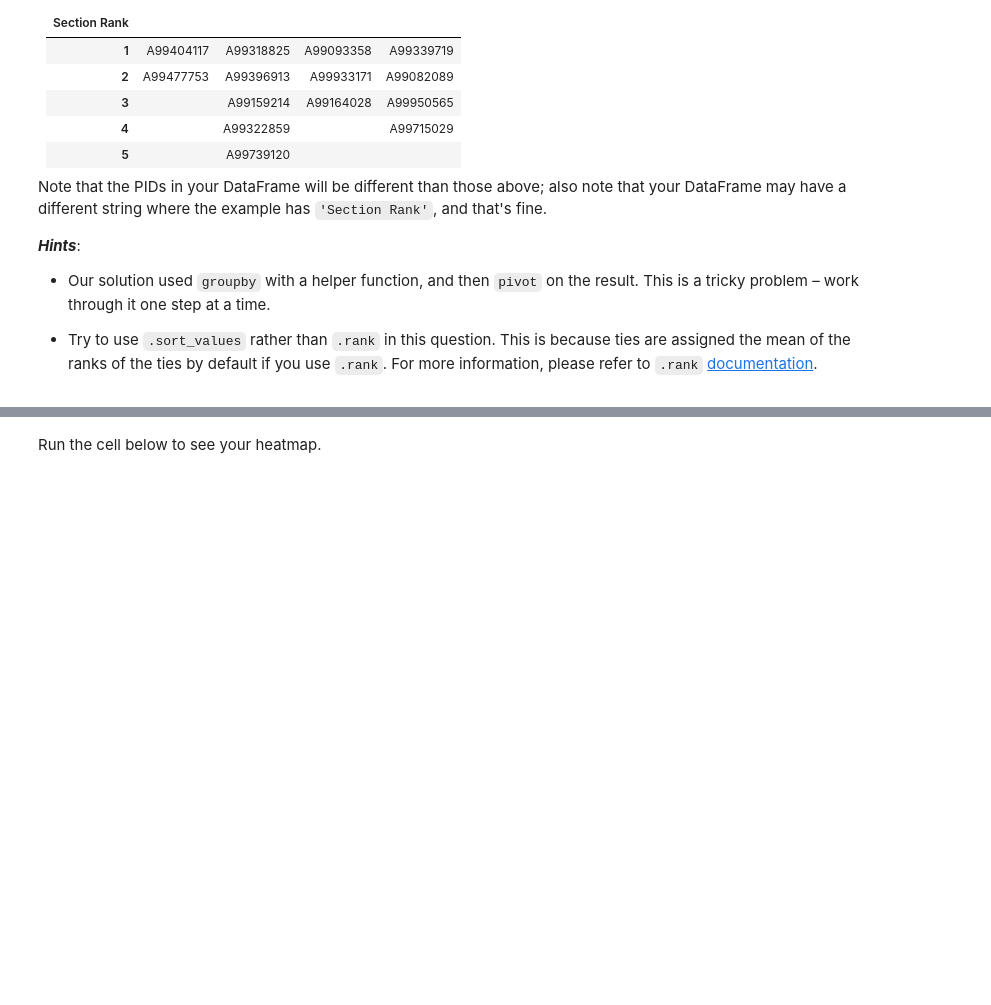
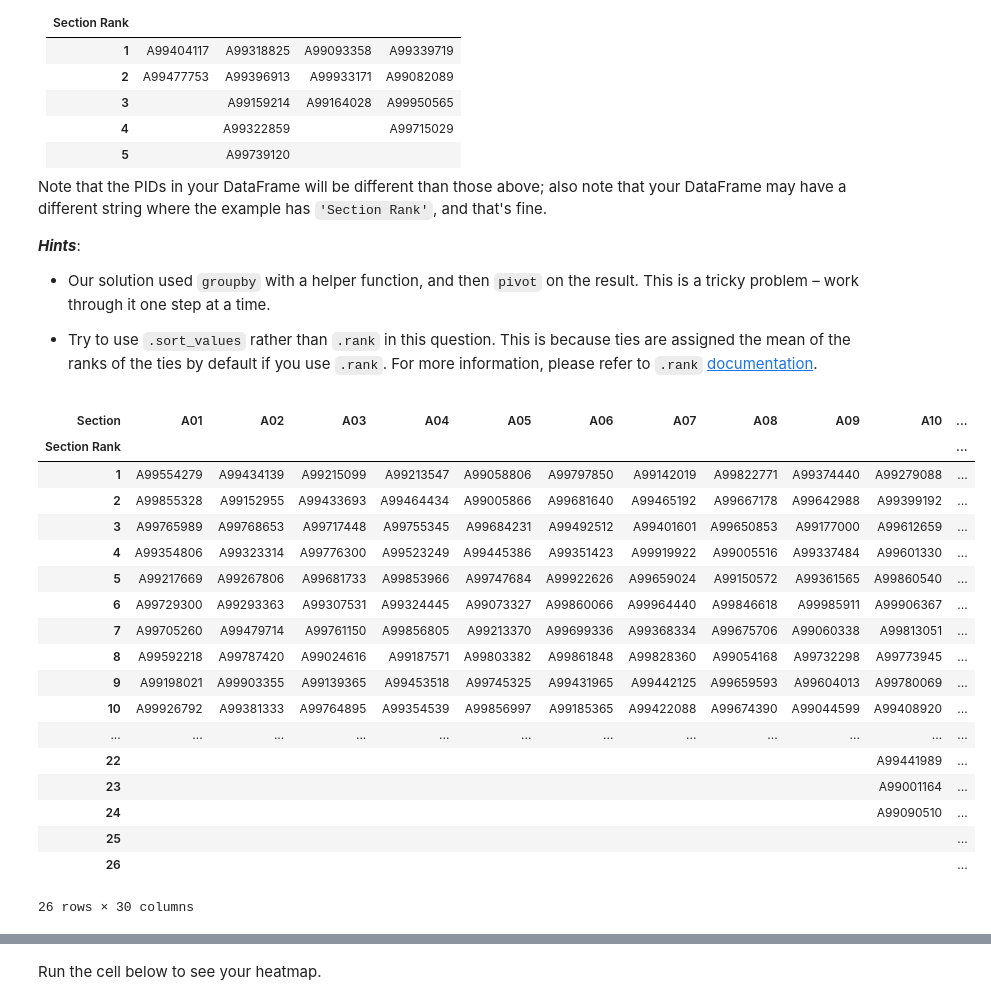
Before and after one commit to Sweekrit-B/dsc80-2025-fa, a Jupyter notebook: projects/proj01/project.ipynb, the cells around one changed output, grey strips where cells are left out. Saved outputs shown, nothing was run; the diff lists cells and outputs as text; code cells hidden in the pictures; blank space fills up the shorter version.

```diff
--- a/projects/proj01/project.ipynb
+++ b/projects/proj01/project.ipynb
@@ -990,18 +934,3 @@ Complete the implementation of the function `add_post_redemption`, which takes i
 You can use your `z_score` function to compute the z-scores of each student's original midterm exam grades and raw redemption scores. **Note that there are students who didn't take the midterm; such students need to have their `NaN` scores fixed prior to calculating their pre-redemption z-scores**, otherwise, you may end up incorrectly giving them `NaN` post-redemption midterm scores. None of the redemption z-scores should be `NaN`, since you handled null values in your implementation of `raw_redemption`.
 
 If it's not clear, **computing the `'Midterm Score Post-Redemption'` column is the most complicated part of this question**. Make sure you understand how the redemption policy for CSD 18 works before approaching this question. If you need to refresh your understanding, re-read the instructions at the start of [Part 2](#part2).
-# %%
-
-def z_score(ser):
-    return (ser - ser.mean()) / ser.std()
-
-def reverse_z_score(z_scores, ser):
-    return z_scores * ser.std() + ser.mean()
-
-z_score_redemption = z_score(grades_combined['Raw Redemption Score'])
-grades_combined['Midterm Score Pre-Redemption'] = grades_combined['Midterm'] / grades_combined['Midterm - Max Points']
-z_score_midterm = z_score(grades_combined['Midterm Score Pre-Redemption'])
-z_score_max = pd.Series(np.maximum(z_score_redemption, z_score_midterm), index=grades_combined.index)
-grades_combined['Midterm Score Post-Redemption'] = reverse_z_score(z_score_max, grades_combined['Midterm Score Pre-Redemption']).clip(upper=1)
-
-grades_combined
@@ -1045,12 +1019,3 @@ Finally, complete the implementation of the function `proportion_improved`, whic
 ***Hints***:
 - If you've implemented everything correctly, `proportion_improved(grades_combined)` should evaluate to a proportion between 0.07 and 0.12.
 - Remember, it is impossible for a student's letter grade to decrease due to the redemption policy.
-# %%
-def total_points_post_redemption(grades_combined):
-    initial_grade = total_points(grades_combined)
-    initial_midterms = grades_combined['Midterm Score Pre-Redemption']
-    grades_minus_midterm = initial_grade - initial_midterms * 0.15
-    final_scores = grades_minus_midterm + grades_combined['Midterm Score Post-Redemption'] * 0.15
-    return final_scores
-
-total_points_post_redemption(grades_combined)
@@ -1217,5 +1200,35 @@ Note that the PIDs in your DataFrame will be different than those above; also no
 - Our solution used `groupby` with a helper function, and then `pivot` on the result. This is a tricky problem – work through it one step at a time.
 
 - Try to use `.sort_values` rather than `.rank` in this question. This is because ties are assigned the mean of the ranks of the ties by default if you use `.rank`. For more information, please refer to `.rank` [documentation](https://pandas.pydata.org/docs/reference/api/pandas.DataFrame.rank.html).
+# %%
+grades_analysis_copy = grades_analysis.copy()
+grades_analysis_copy['Final Exam Score'] = (grades_analysis_copy['Final'] / grades_analysis_copy['Final - Max Points']).fillna(0)
+grades_analysis_copy = grades_analysis_copy.sort_values(['Section', 'Final Exam Score'], ascending=[True, False])
+grades_analysis_copy['Section Rank'] = grades_analysis_copy.groupby('Section').cumcount() + 1
+grades_analysis_copy.pivot(
+    index='Section Rank',
+    columns='Section',
+    values='PID',
+).fillna('')
+# %% [output]
+| Section | A01 | A02 | A03 | A04 | A05 | A06 | A07 | A08 | A09 | A10 | ... |
+| Section Rank |  |  |  |  |  |  |  |  |  |  | ... |
+| 1 | A99554279 | A99434139 | A99215099 | A99213547 | A99058806 | A99797850 | A99142019 | A99822771 | A99374440 | A99279088 | ... |
+| 2 | A99855328 | A99152955 | A99433693 | A99464434 | A99005866 | A99681640 | A99465192 | A99667178 | A99642988 | A99399192 | ... |
+| 3 | A99765989 | A99768653 | A99717448 | A99755345 | A99684231 | A99492512 | A99401601 | A99650853 | A99177000 | A99612659 | ... |
+| 4 | A99354806 | A99323314 | A99776300 | A99523249 | A99445386 | A99351423 | A99919922 | A99005516 | A99337484 | A99601330 | ... |
+| 5 | A99217669 | A99267806 | A99681733 | A99853966 | A99747684 | A99922626 | A99659024 | A99150572 | A99361565 | A99860540 | ... |
+| 6 | A99729300 | A99293363 | A99307531 | A99324445 | A99073327 | A99860066 | A99964440 | A99846618 | A99985911 | A99906367 | ... |
+| 7 | A99705260 | A99479714 | A99761150 | A99856805 | A99213370 | A99699336 | A99368334 | A99675706 | A99060338 | A99813051 | ... |
+| 8 | A99592218 | A99787420 | A99024616 | A99187571 | A99803382 | A99861848 | A99828360 | A99054168 | A99732298 | A99773945 | ... |
+| 9 | A99198021 | A99903355 | A99139365 | A99453518 | A99745325 | A99431965 | A99442125 | A99659593 | A99604013 | A99780069 | ... |
+| 10 | A99926792 | A99381333 | A99764895 | A99354539 | A99856997 | A99185365 | A99422088 | A99674390 | A99044599 | A99408920 | ... |
+| ... | ... | ... | ... | ... | ... | ... | ... | ... | ... | ... | ... |
+| 22 |  |  |  |  |  |  |  |  |  | A99441989 | ... |
+| 23 |  |  |  |  |  |  |  |  |  | A99001164 | ... |
+| 24 |  |  |  |  |  |  |  |  |  | A99090510 | ... |
+| 25 |  |  |  |  |  |  |  |  |  |  | ... |
+| 26 |  |  |  |  |  |  |  |  |  |  | ... |
+26 rows × 30 columns
 # %%
 grader.check("q12")
```
Also changed, not shown: parts of 22 cells of this notebook, 4 other files.
